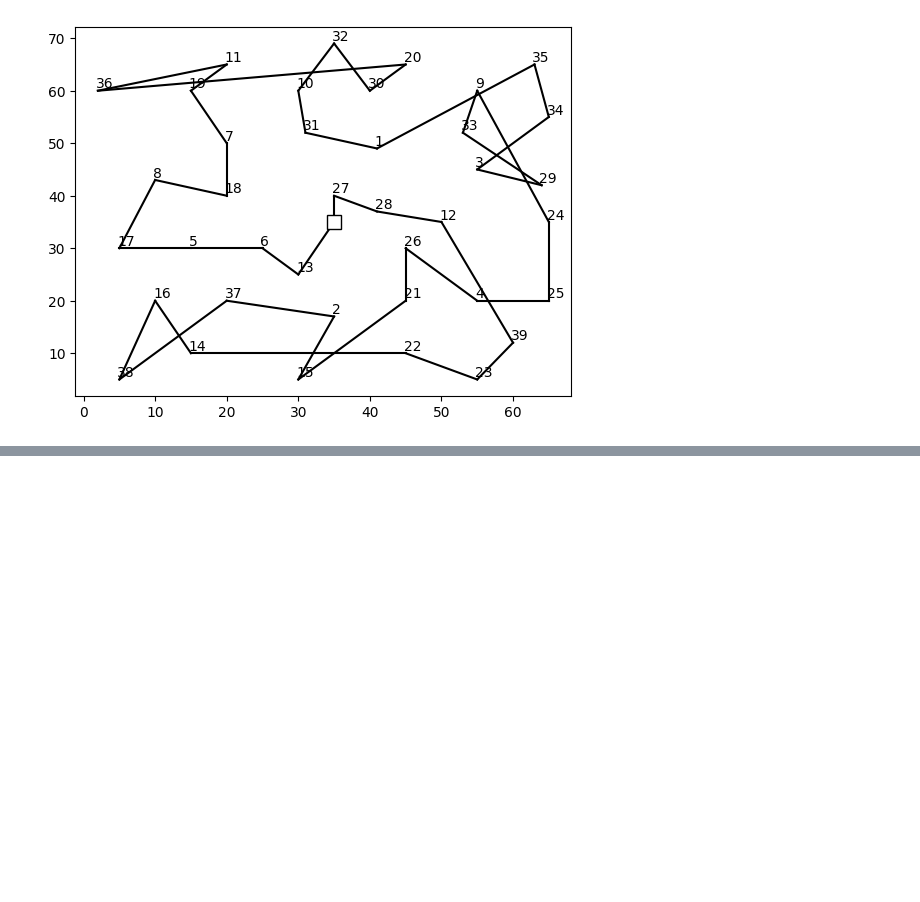
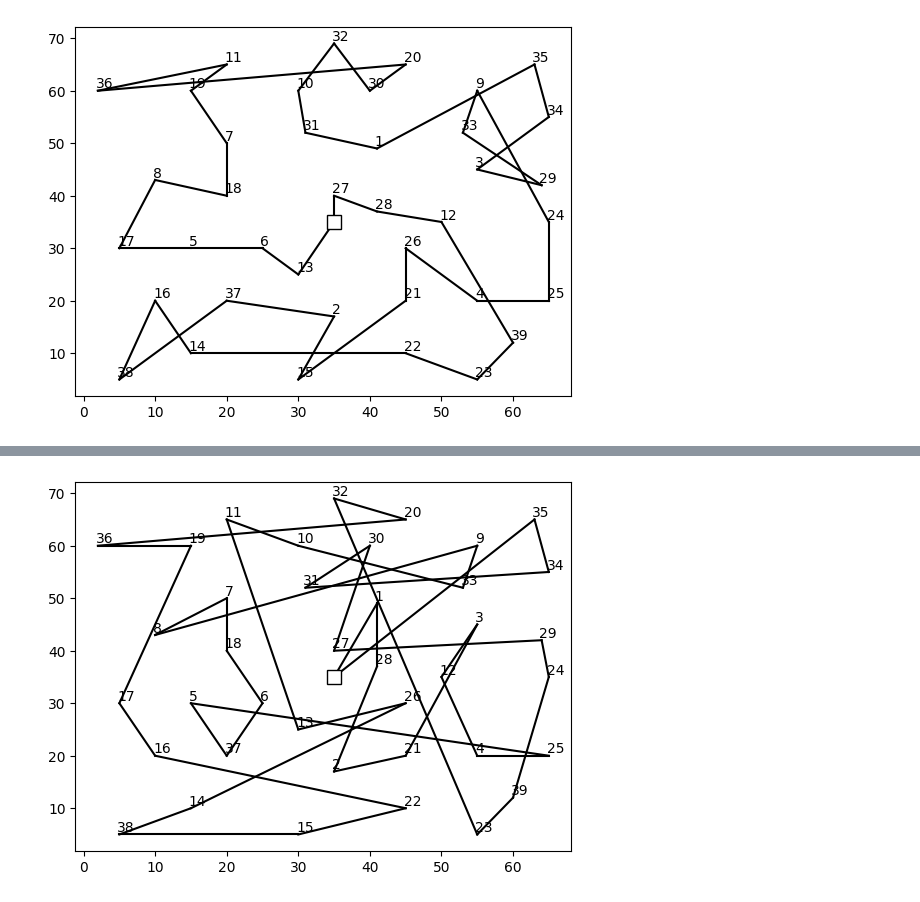
Before and after one commit to alvaro-vilela/geneticAlgorithm-TSPTW, a Jupyter notebook: main.ipynb, the cells around one changed output, grey strips where cells are left out. Drawn from its saved outputs; the diff is of its cells as text; code cells hidden in the pictures; blank space fills up the shorter version.

```diff
--- a/main.ipynb
+++ b/main.ipynb
@@ -76,3 +69,7 @@ Instance -> Distance: 1252.56, Cost: 18109.62 time: 0.0
+# %%
+Plot_route(cox, coy, route_ClarkeWright)
+# %% [output]
+[figure, added]
 # %%
 print("Nearest insertion")
 wb, ws, n, pen, dist, dmax, a, b, cox, coy, a, b, dist, dmax = Input("Instances\Inst40_1.xlsx")
```
Also changed, not shown: parts of 9 cells of this notebook, 7 other files.
